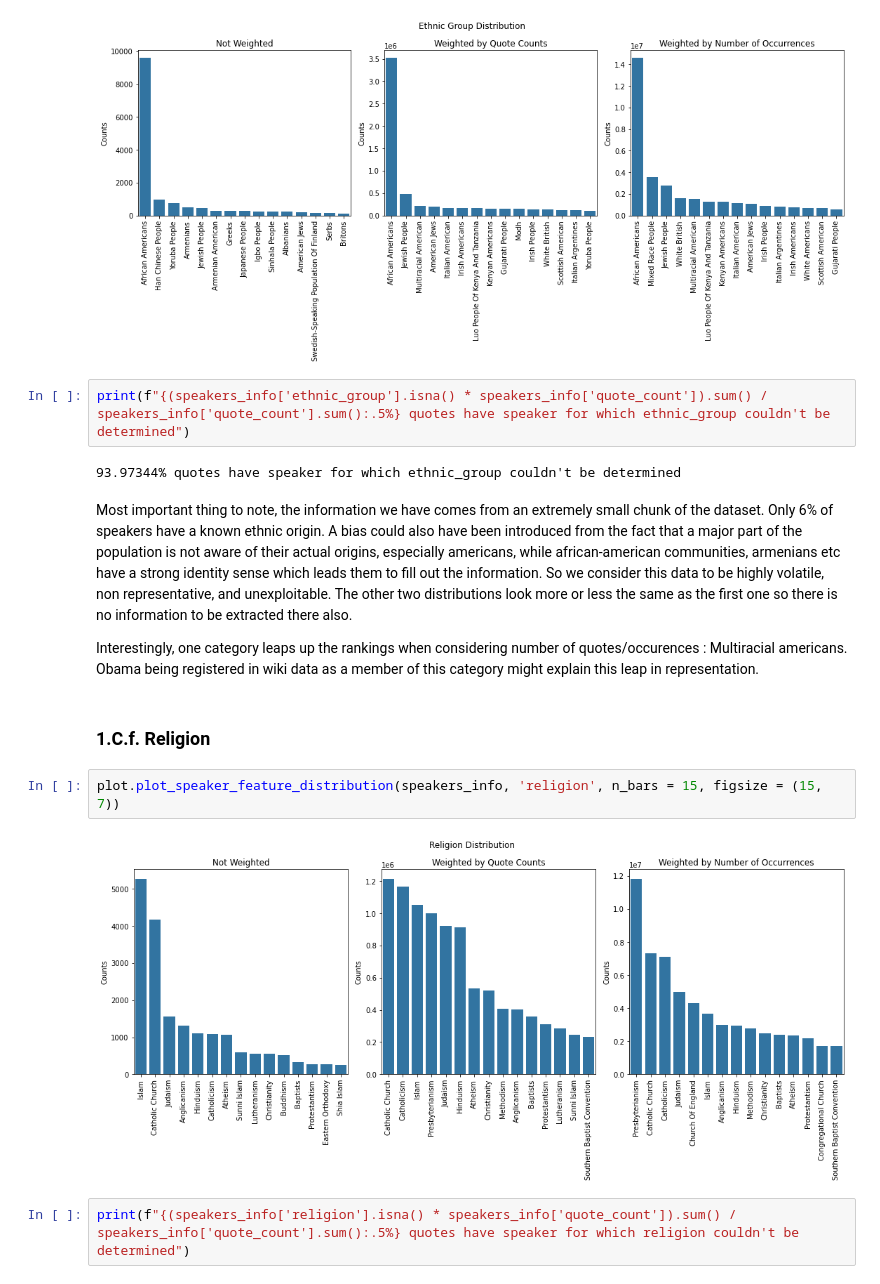
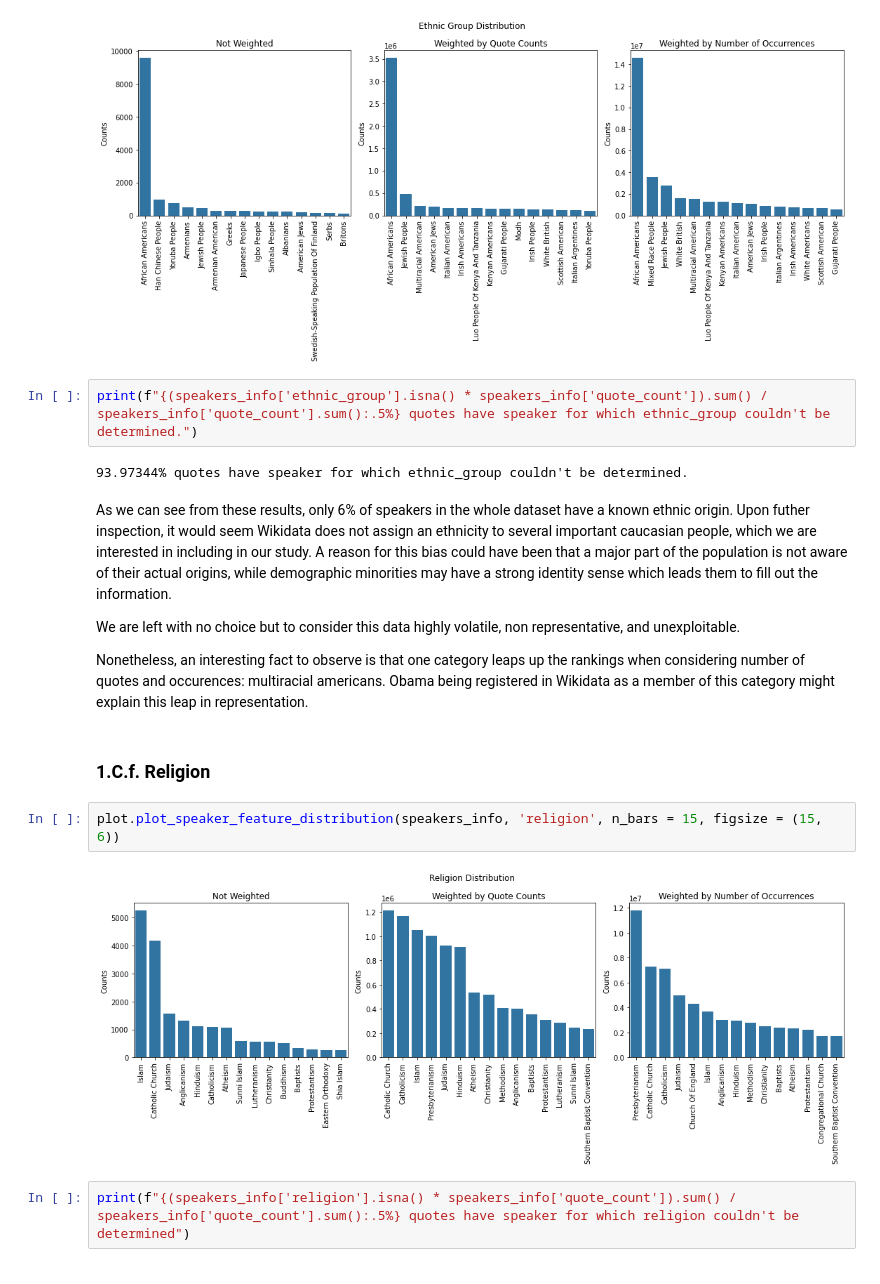
Before and after one commit to epfl-ada/ada-2021-project-cool-group-name, a Jupyter notebook: Project.ipynb, the cells around one changed output. Saved outputs shown, nothing was run; the diff lists cells and outputs as text.

```diff
--- a/Project.ipynb
+++ b/Project.ipynb
@@ -441,20 +468,22 @@ plot.plot_speaker_feature_distribution(speakers_info, 'ethnic_group', n_bars = 1
 # %% [output]
 [figure]
 # %%
-print(f"{(speakers_info['ethnic_group'].isna() * speakers_info['quote_count']).sum() / speakers_info['quote_count'].sum():.5%} quotes have speaker for which ethnic_group couldn't be determined")
+print(f"{(speakers_info['ethnic_group'].isna() * speakers_info['quote_count']).sum() / speakers_info['quote_count'].sum():.5%} quotes have speaker for which ethnic_group couldn't be determined.")
 # %% [output]
-93.97344% quotes have speaker for which ethnic_group couldn't be determined
+93.97344% quotes have speaker for which ethnic_group couldn't be determined.
 # %% [markdown]
-Most important thing to note, the information we have comes from an extremely small chunk of the dataset. Only 6% of speakers have a known ethnic origin. A bias could also have been introduced from the fact that a major part of the population is not aware of their actual origins, especially americans, while african-american communities, armenians etc have a strong identity sense which leads them to fill out the information. So we consider this data to be highly volatile, non representative, and unexploitable. The other two distributions look more or less the same as the first one so there is no information to be extracted there also.
+As we can see from these results, only 6% of speakers in the whole dataset have a known ethnic origin. Upon futher inspection, it would seem Wikidata does not assign an ethnicity to several important caucasian people, which we are interested in including in our study. A reason for this bias could have been that a major part of the population is not aware of their actual origins, while demographic minorities may have a strong identity sense which leads them to fill out the information.
 
-Interestingly, one category leaps up the rankings when considering number of quotes/occurences : Multiracial americans. Obama being registered in wiki data as a member of this category might explain this leap in representation.
+We are left with no choice but to consider this data highly volatile, non representative, and unexploitable.
+
+Nonetheless, an interesting fact to observe is that one category leaps up the rankings when considering number of quotes and occurences: multiracial americans. Obama being registered in Wikidata as a member of this category might explain this leap in representation.
 # %% [markdown]
 <a id='religion'></a>
 ### 1.C.f. Religion
 # %%
-plot.plot_speaker_feature_distribution(speakers_info, 'religion', n_bars = 15, figsize = (15, 7))
+plot.plot_speaker_feature_distribution(speakers_info, 'religion', n_bars = 15, figsize = (15, 6))
 # %% [output]
-[figure, old version]
+[figure, new version]
 # %%
 print(f"{(speakers_info['religion'].isna() * speakers_info['quote_count']).sum() / speakers_info['quote_count'].sum():.5%} quotes have speaker for which religion couldn't be determined")
 # %% [output]
```
Also changed, not shown: parts of 29 cells of this notebook, 2 other files.
